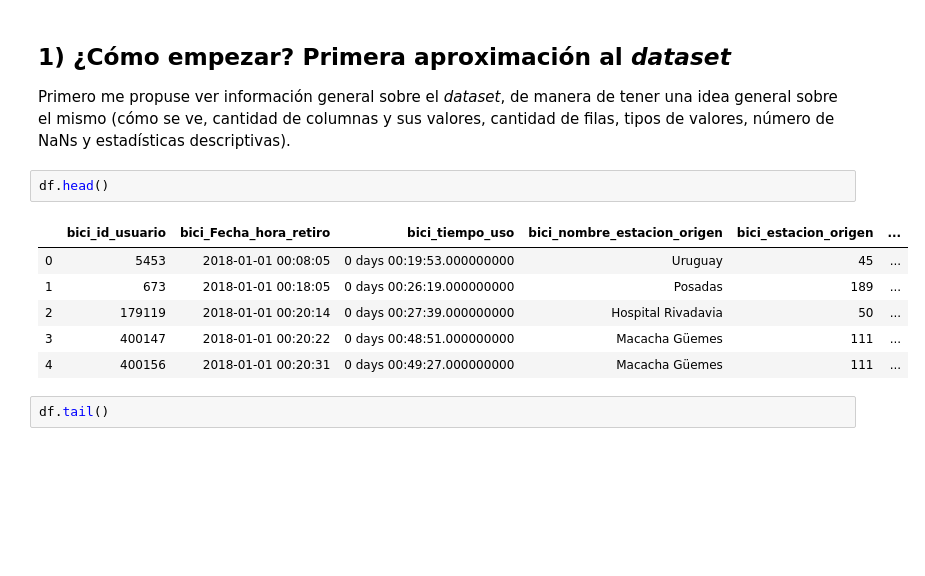
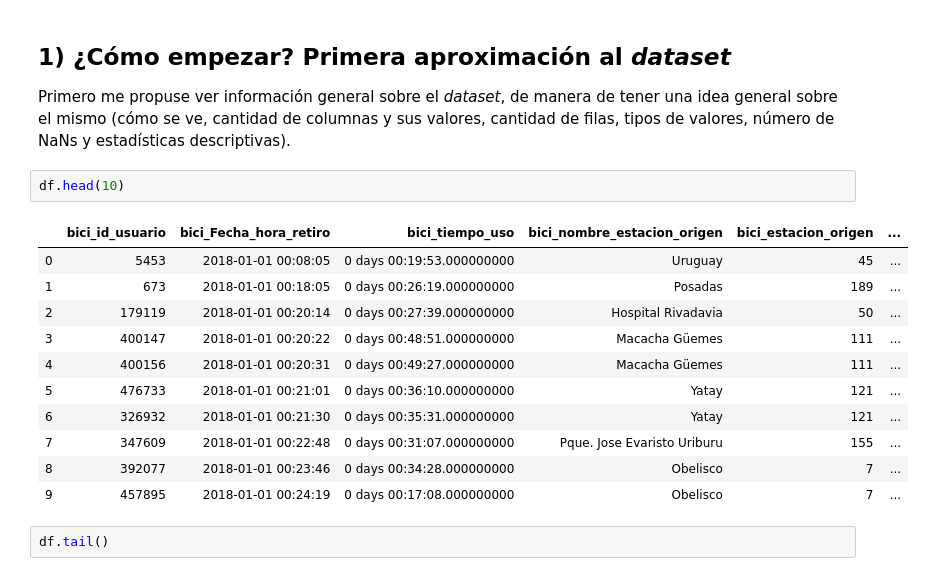
Before and after one commit to fpaterson/Acamica-Data-Science, a Jupyter notebook: Presentación personal/Presentación personal, dataset bicis.ipynb, the cells around one changed output. Cells and saved outputs as stored; diff of their text form; blank space fills up the shorter version.

```diff
--- a/Presentación personal/Presentación personal, dataset bicis.ipynb
+++ b/Presentación personal/Presentación personal, dataset bicis.ipynb
@@ -32,14 +32,19 @@ df = pd.read_csv("dataset/recorridos-realizados-2018.csv", parse_dates = ["bici_
 ## 1) ¿Cómo empezar? Primera aproximación al *dataset*
 Primero me propuse ver información general sobre el *dataset*, de manera de tener una idea general sobre el mismo (cómo se ve, cantidad de columnas y sus valores, cantidad de filas, tipos de valores, número de NaNs y estadísticas descriptivas).
 # %%
-df.head()
+df.head(10)
 # %% [output]
 |  | bici_id_usuario | bici_Fecha_hora_retiro | bici_tiempo_uso | bici_nombre_estacion_origen | bici_estacion_origen | ... |
 | 0 | 5453 | 2018-01-01 00:08:05 | 0 days 00:19:53.000000000 | Uruguay | 45 | ... |
 | 1 | 673 | 2018-01-01 00:18:05 | 0 days 00:26:19.000000000 | Posadas | 189 | ... |
 | 2 | 179119 | 2018-01-01 00:20:14 | 0 days 00:27:39.000000000 | Hospital Rivadavia | 50 | ... |
 | 3 | 400147 | 2018-01-01 00:20:22 | 0 days 00:48:51.000000000 | Macacha Güemes | 111 | ... |
 | 4 | 400156 | 2018-01-01 00:20:31 | 0 days 00:49:27.000000000 | Macacha Güemes | 111 | ... |
+| 5 | 476733 | 2018-01-01 00:21:01 | 0 days 00:36:10.000000000 | Yatay | 121 | ... |
+| 6 | 326932 | 2018-01-01 00:21:30 | 0 days 00:35:31.000000000 | Yatay | 121 | ... |
+| 7 | 347609 | 2018-01-01 00:22:48 | 0 days 00:31:07.000000000 | Pque. Jose Evaristo Uriburu | 155 | ... |
+| 8 | 392077 | 2018-01-01 00:23:46 | 0 days 00:34:28.000000000 | Obelisco | 7 | ... |
+| 9 | 457895 | 2018-01-01 00:24:19 | 0 days 00:17:08.000000000 | Obelisco | 7 | ... |
 # %%
 df.tail()
 # %% [output]
```
Also changed, not shown: parts of 21 cells of this notebook.
